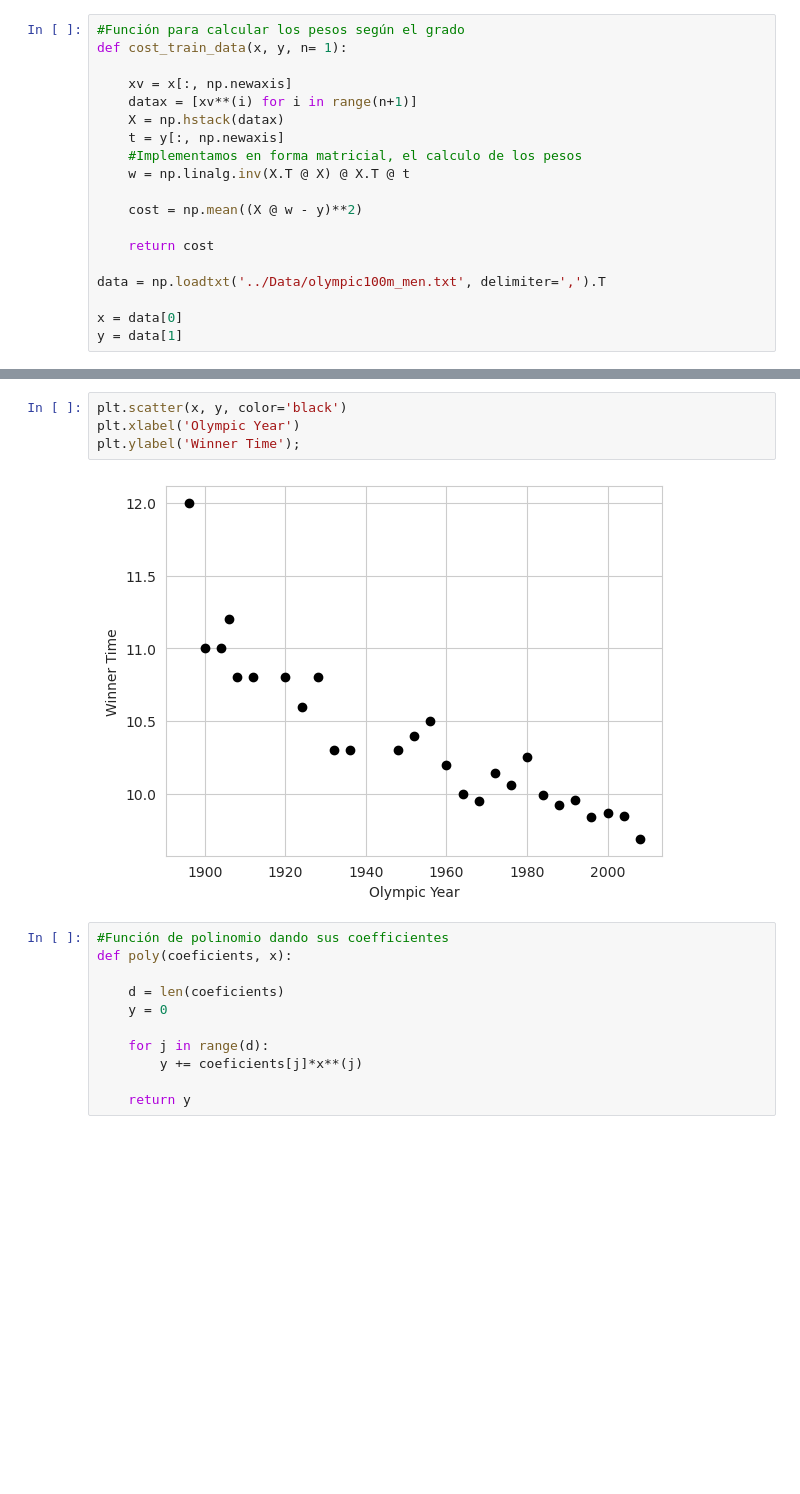
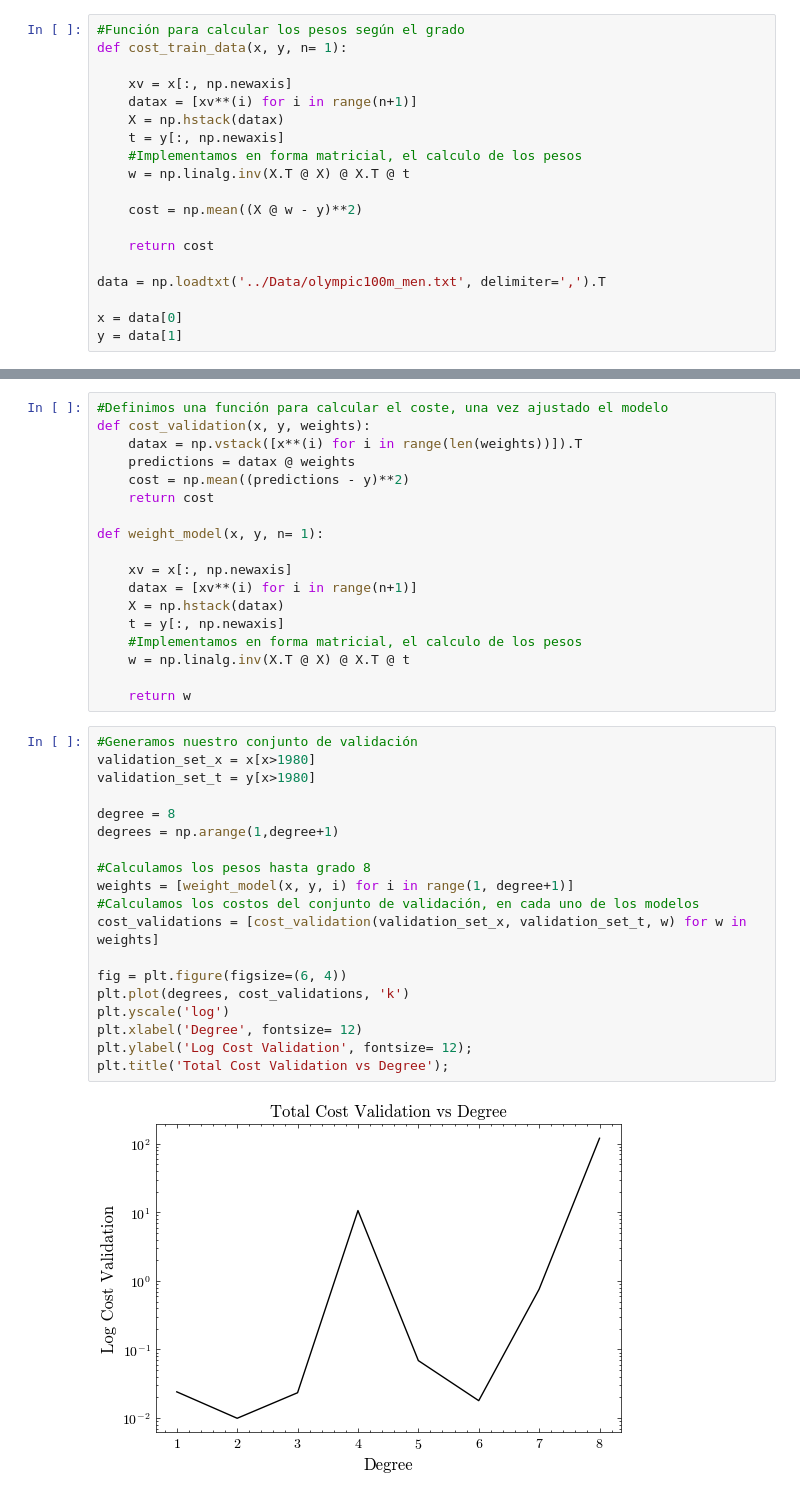
Before and after one commit to DCI-alxogm/ml2023-PotterSR, a Jupyter notebook: Ago25-26/Tarea3.ipynb, the cells around one changed output, grey strips where cells are left out. Drawn from its saved outputs; the diff is of its cells as text; blank space fills up the shorter version.

```diff
--- a/Ago25-26/Tarea3.ipynb
+++ b/Ago25-26/Tarea3.ipynb
@@ -40,18 +39,40 @@ Text(0.5, 1.0, 'Total Cost vs Degree')
 [figure]
-# %%
-plt.scatter(x, y, color='black')
-plt.xlabel('Olympic Year')
-plt.ylabel('Winner Time');
-# %% [output]
-[figure, removed]
-# %%
-#Función de polinomio dando sus coefficientes
-def poly(coeficients, x):
-
-    d = len(coeficients)
-    y = 0
-
-    for j in range(d):
-        y += coeficients[j]*x**(j)
-
-    return y
+# %%
+#Definimos una función para calcular el coste, una vez ajustado el modelo
+def cost_validation(x, y, weights):
+    datax = np.vstack([x**(i) for i in range(len(weights))]).T
+    predictions = datax @ weights
+    cost = np.mean((predictions - y)**2)
+    return cost
+
+def weight_model(x, y, n= 1):
+
+    xv = x[:, np.newaxis]
+    datax = [xv**(i) for i in range(n+1)]
+    X = np.hstack(datax)
+    t = y[:, np.newaxis]
+    #Implementamos en forma matricial, el calculo de los pesos
+    w = np.linalg.inv(X.T @ X) @ X.T @ t
+
+    return w
+# %%
+#Generamos nuestro conjunto de validación
+validation_set_x = x[x>1980]
+validation_set_t = y[x>1980]
+
+degree = 8
+degrees = np.arange(1,degree+1)
+
+#Calculamos los pesos hasta grado 8
+weights = [weight_model(x, y, i) for i in range(1, degree+1)]
+#Calculamos los costos del conjunto de validación, en cada uno de los modelos
+cost_validations = [cost_validation(validation_set_x, validation_set_t, w) for w in weights]
+
+fig = plt.figure(figsize=(6, 4))
+plt.plot(degrees, cost_validations, 'k')
+plt.yscale('log')
+plt.xlabel('Degree', fontsize= 12)
+plt.ylabel('Log Cost Validation', fontsize= 12);
+plt.title('Total Cost Validation vs Degree');
+# %% [output]
+[figure, added]
```
Also changed, not shown: parts of 3 cells of this notebook.
